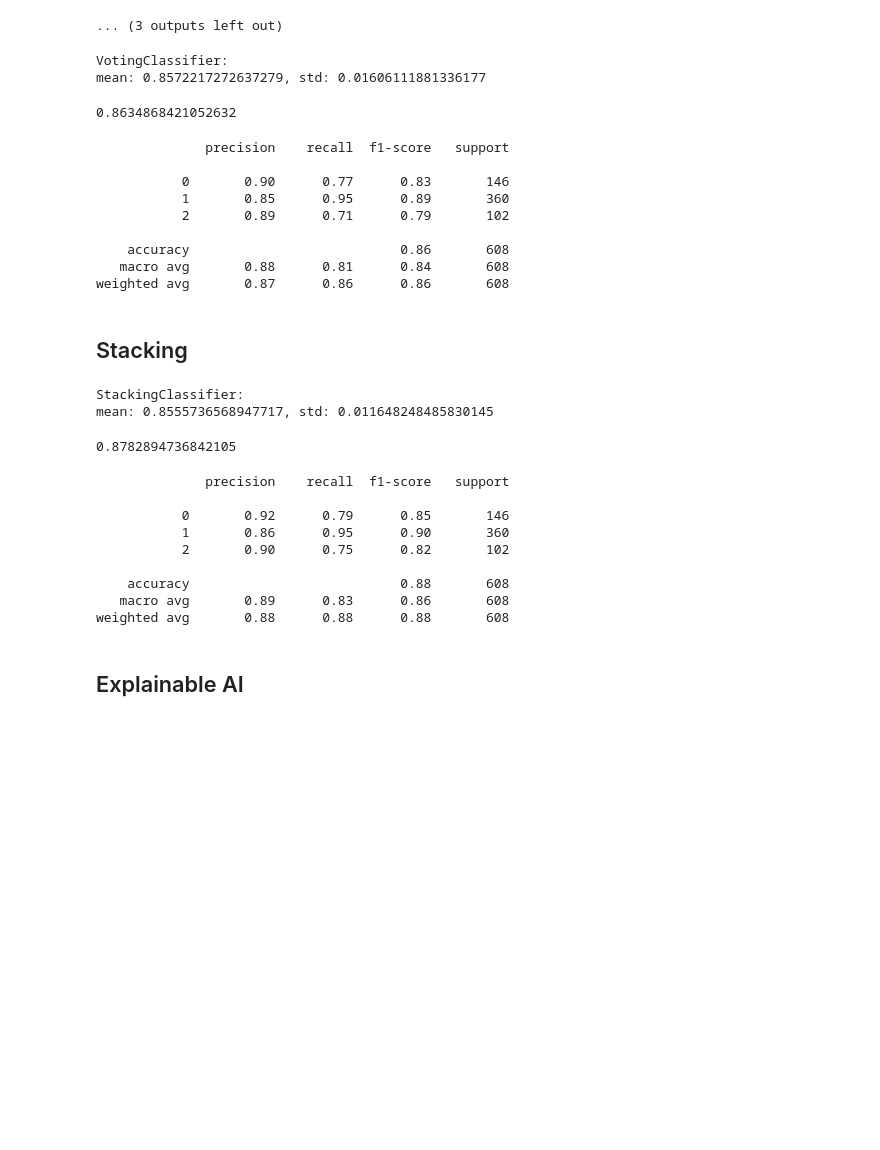
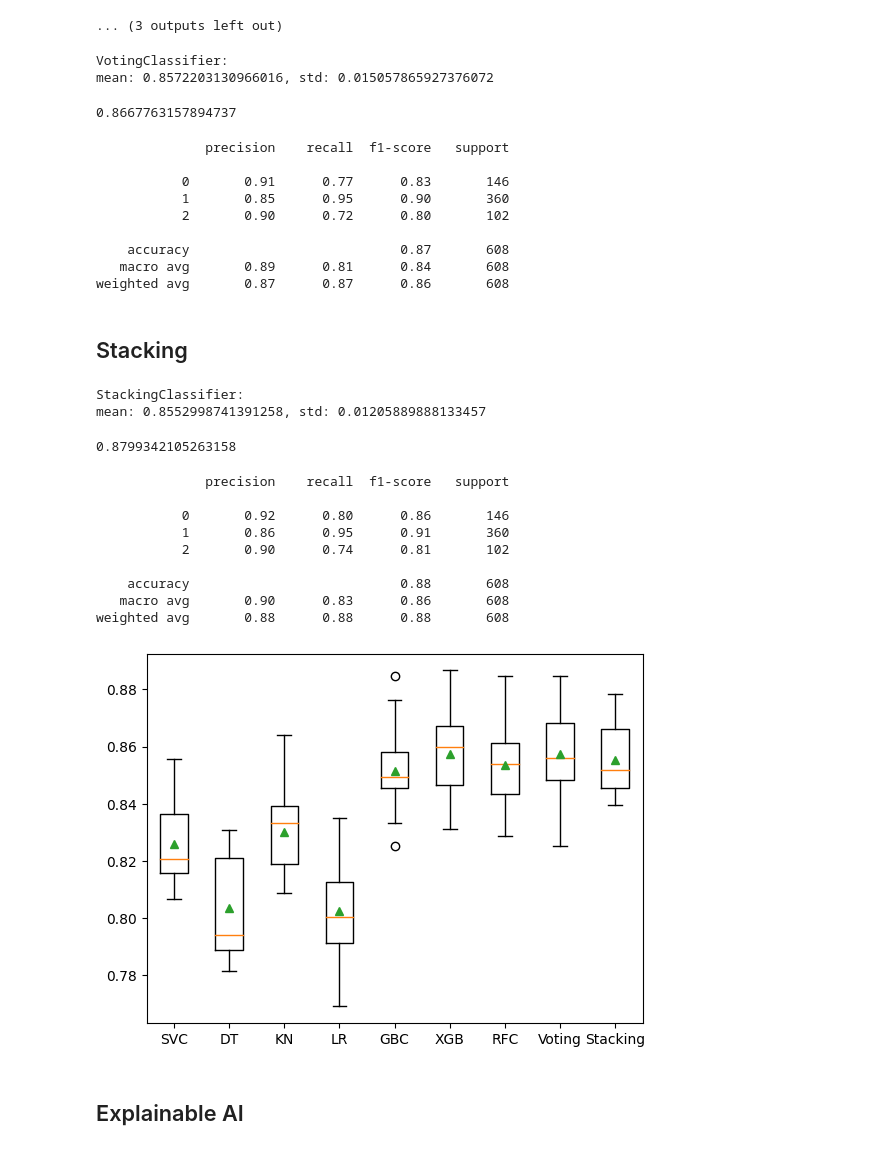
Before and after one commit to FlorekPawel/ML_Project_1, a Jupyter notebook: notebooks/final_ml_ny_houses.ipynb, the cells around one changed output. Drawn from its saved outputs; the diff is of its cells as text; code cells hidden in the pictures; blank space fills up the shorter version.

```diff
--- a/notebooks/final_ml_ny_houses.ipynb
+++ b/notebooks/final_ml_ny_houses.ipynb
@@ -321,6 +324,9 @@ model_hard= VotingClassifier(estimators=estimators, voting='hard')
 score = eval_model(model_hard, X_train, y_train)
 print("VotingClassifier:")
 print(f"mean: {score.mean()}, std: {score.std()}")
+
+results.append(score)
+names.append("Voting")
 
 model_hard.fit(X_train, y_train)
 y_predicted = model_hard.predict(X_test)
@@ -330,17 +336,17 @@ class_report = classification_report(y_test, y_predicted)
 print(class_report)
 # %% [output]
 VotingClassifier:
-mean: 0.8572217272637279, std: 0.01606111881336177
+mean: 0.8572203130966016, std: 0.015057865927376072
-0.8634868421052632
+0.8667763157894737
               precision    recall  f1-score   support
 
-           0       0.90      0.77      0.83       146
-           1       0.85      0.95      0.89       360
-           2       0.89      0.71      0.79       102
+           0       0.91      0.77      0.83       146
+           1       0.85      0.95      0.90       360
+           2       0.90      0.72      0.80       102
 
-    accuracy                           0.86       608
-   macro avg       0.88      0.81      0.84       608
-weighted avg       0.87      0.86      0.86       608
+    accuracy                           0.87       608
+   macro avg       0.89      0.81      0.84       608
+weighted avg       0.87      0.87      0.86       608
 # %% [markdown]
 ## Stacking
 # %%
@@ -350,6 +356,9 @@ stc= StackingClassifier(estimators=estimators, final_estimator= LogisticRegressi
 score= eval_model(stc, X_train, y_train)
 print("StackingClassifier:")
 print(f"mean: {score.mean()}, std: {score.std()}")
+
+results.append(score)
+names.append("Stacking")
 
 stc.fit(X_train, y_train)
 y_predicted = stc.predict(X_test)
@@ -359,17 +368,22 @@ class_report = classification_report(y_test, y_predicted)
 print(class_report)
 # %% [output]
 StackingClassifier:
-mean: 0.8555736568947717, std: 0.011648248485830145
+mean: 0.8552998741391258, std: 0.01205889888133457
-0.8782894736842105
+0.8799342105263158
               precision    recall  f1-score   support
 
-           0       0.92      0.79      0.85       146
-           1       0.86      0.95      0.90       360
-           2       0.90      0.75      0.82       102
+           0       0.92      0.80      0.86       146
+           1       0.86      0.95      0.91       360
+           2       0.90      0.74      0.81       102
 
     accuracy                           0.88       608
-   macro avg       0.89      0.83      0.86       608
+   macro avg       0.90      0.83      0.86       608
 weighted avg       0.88      0.88      0.88       608
+# %%
+plt.boxplot(results, labels=names, showmeans=True)
+plt.show()
+# %% [output]
+[figure, added]
 # %% [markdown]
 ## Explainable AI
 # %%
```
Also changed, not shown: parts of 11 cells of this notebook.
